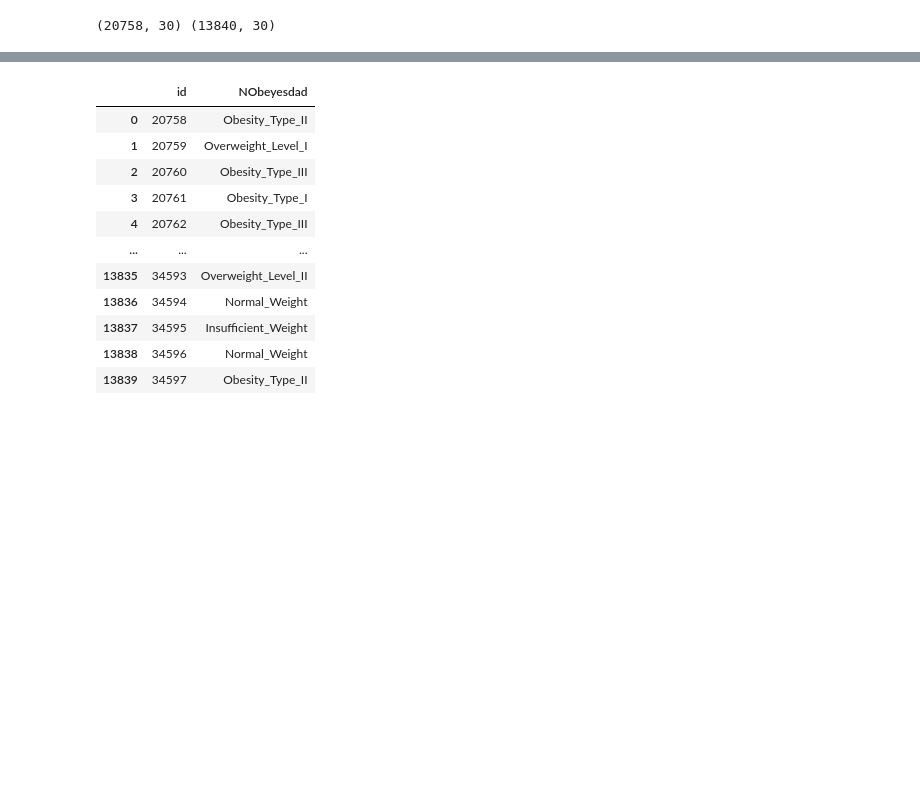
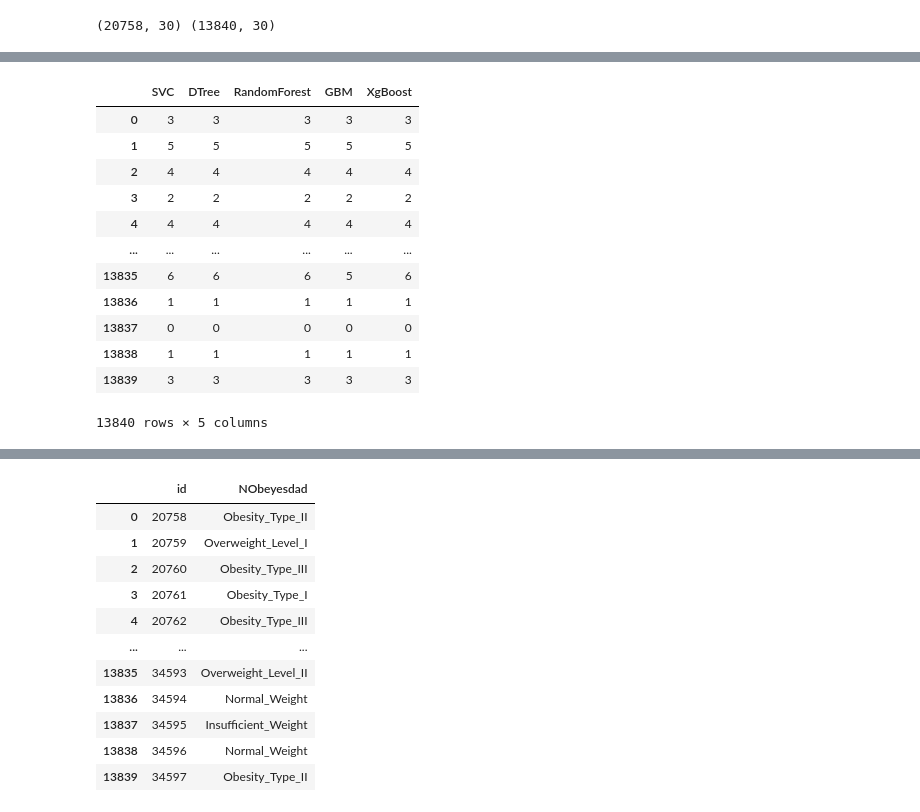
Before and after one commit to nikhilanam/obesity-prediction, a Jupyter notebook: notebooks/predict.ipynb, the cells around one changed output, grey strips where cells are left out. Drawn from its saved outputs; the diff is of its cells as text; code cells hidden in the pictures; blank space fills up the shorter version.

```diff
--- a/notebooks/predict.ipynb
+++ b/notebooks/predict.ipynb
@@ -271,14 +276,17 @@ dtype: object
 bmi_encoder = OrdinalEncoder(categories=[['Underweight', 'Normal_Weight', 'Overweight', 'Obese']])
 faf_encoder = OrdinalEncoder(categories=[['Low', 'Mid', 'High']])
 calc_encoder = OrdinalEncoder(categories=[['None', 'Low', 'High']])
+obesity_encoder = LabelEncoder()
 
 classify_data['BMI_labeled'] = bmi_encoder.fit_transform(classify_data[['BMI']])
 classify_data['FAF_Level_labeled'] = faf_encoder.fit_transform(classify_data[['FAF_Level']])
 classify_data['CALC_labeled'] = calc_encoder.fit_transform(classify_data[['CALC']])
+classify_data['NObeyesdad'] = obesity_encoder.fit_transform(classify_data['NObeyesdad'])
 
 classify_data['BMI_labeled'] = classify_data['BMI_labeled'].astype('int')
 classify_data['FAF_Level_labeled'] = classify_data['FAF_Level_labeled'].astype('int')
 classify_data['CALC_labeled'] = classify_data['CALC_labeled'].astype('int')
+classify_data['NObeyesdad'] = classify_data['NObeyesdad'].astype('int')
 # %%
 #Nominal Columns: Gender, Age_Group
 gender_encoded = pd.get_dummies(classify_data['Gender'], prefix='gender')
@@ -340,6 +338,7 @@ RandomForestClassifier(criterion='log_loss', max_depth=7, max_features='log2',
 # %%
+#'id','Age','Gender','Age_Group','Height','BMI','Weight','FAVC','CAEC','SMOKE','SCC','FAF','MTRANS','NObeyesdad','FAF_Level','CALC'
 #Creating Test Sets
-X_test = classify_test.drop(['id','Age','Gender','Age_Group','Height','BMI','Weight','FAVC','CAEC','SMOKE','SCC','FAF','TUE','MTRANS','NObeyesdad','FAF_Level','CALC','CALC_labeled'], axis=1)
+X_test = classify_test.drop(['id','Gender','age_Teen', 'age_Young_Adult', 'age_Adult' ,'age_Elderly' ,'Age_Group','Height','BMI','Weight','FAVC','CAEC','SMOKE','SCC','FAF','MTRANS','NObeyesdad','FAF_Level','CALC'], axis=1)
 y_test = classify_test[['id','NObeyesdad']]
 print(X_test.shape,y_test.shape)
 # %% [output]
@@ -365,0 +410,16 @@ y_pred
+# %%
+model_predictions[:]
+# %% [output]
+|  | SVC | DTree | RandomForest | GBM | XgBoost |
+| 0 | 3 | 3 | 3 | 3 | 3 |
+| 1 | 5 | 5 | 5 | 5 | 5 |
+| 2 | 4 | 4 | 4 | 4 | 4 |
+| 3 | 2 | 2 | 2 | 2 | 2 |
+| 4 | 4 | 4 | 4 | 4 | 4 |
+| ... | ... | ... | ... | ... | ... |
+| 13835 | 6 | 6 | 6 | 5 | 6 |
+| 13836 | 1 | 1 | 1 | 1 | 1 |
+| 13837 | 0 | 0 | 0 | 0 | 0 |
+| 13838 | 1 | 1 | 1 | 1 | 1 |
+| 13839 | 3 | 3 | 3 | 3 | 3 |
+13840 rows × 5 columns
```
Also changed, not shown: parts of 20 cells of this notebook, 2 other files.
